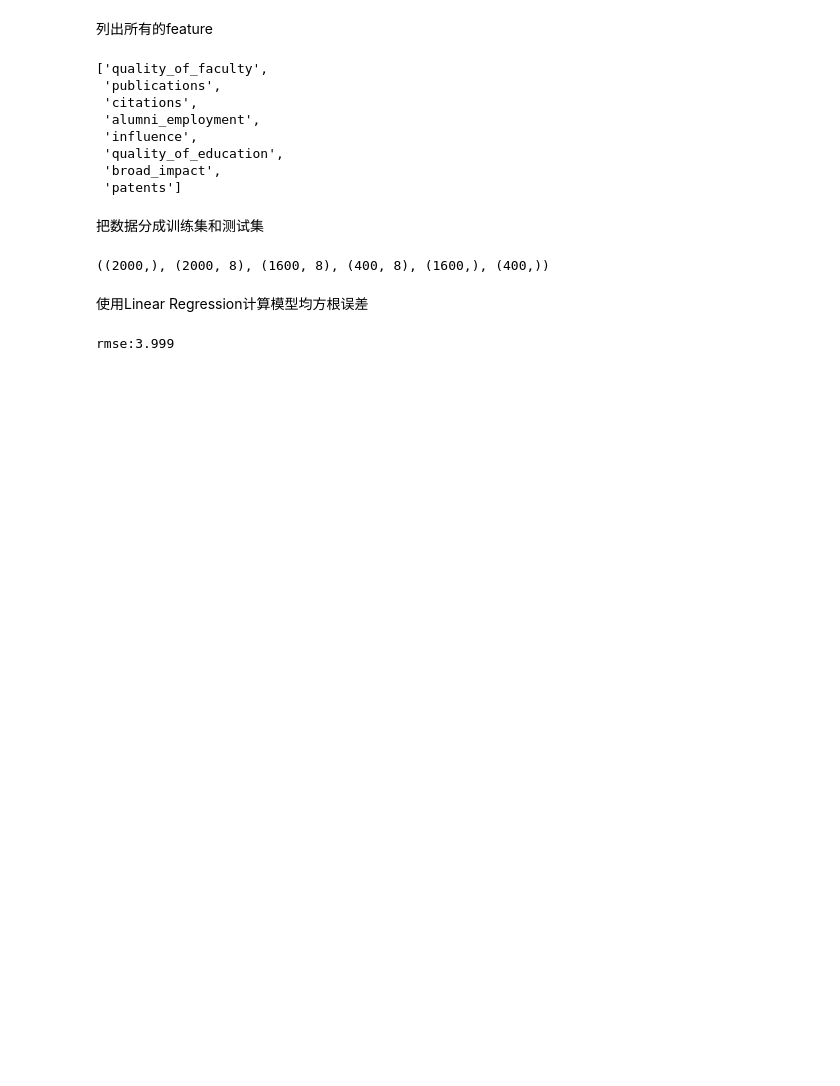
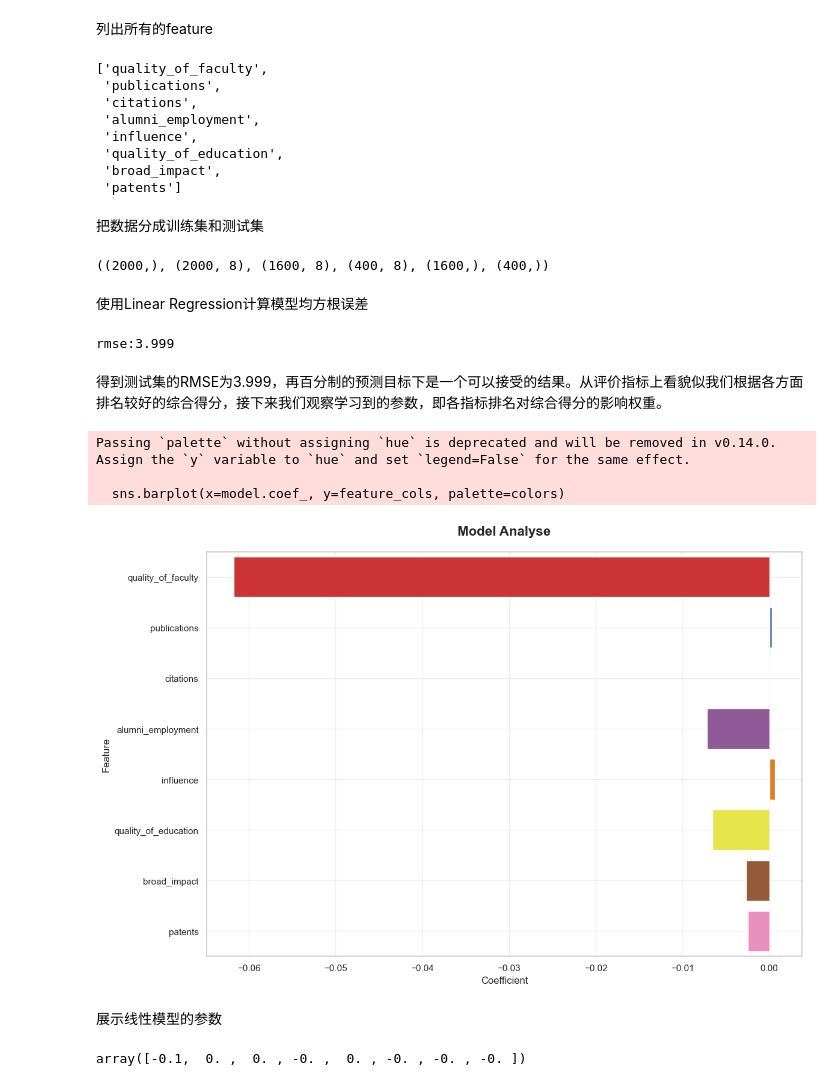
Before and after one commit to Jake177/Machine-Learning, a Jupyter notebook: 基于回归分析的大学综合得分预测/exp2.ipynb, the cells around one changed output. Cells and saved outputs as stored; diff of their text form; code cells hidden in the pictures; blank space fills up the shorter version.

Commit message:
update linear regression model

```diff
--- a/基于回归分析的大学综合得分预测/exp2.ipynb
+++ b/基于回归分析的大学综合得分预测/exp2.ipynb
@@ -126,3 +126,41 @@ test_rmse = np.sqrt(np.mean(test_error ** 2))  # 计算均方根误差
 print(f"rmse:{test_rmse:.4}")  # 输出测试集的均方根误差
 # %% [output]
 rmse:3.999
+# %% [markdown]
+得到测试集的RMSE为3.999，再百分制的预测目标下是一个可以接受的结果。从评价指标上看貌似我们根据各方面排名较好的综合得分，接下来我们观察学习到的参数，即各指标排名对综合得分的影响权重。
+# %%
+import matplotlib.pyplot as plt
+import seaborn as sns
+
+# 设置图形大小和样式
+plt.figure(figsize=(12, 8))
+sns.set_style("whitegrid")
+
+# 创建颜色调色板，为每个特征分配不同颜色
+colors = sns.color_palette("Set1", len(feature_cols))  # 或者使用 "Set2, viridis", "husl", "rainbow" 等
+
+# 绘制条形图，每个条形不同颜色
+sns.barplot(x=model.coef_, y=feature_cols, palette=colors)
+
+# 添加标题和轴标签
+plt.title('Model Analyse', fontsize=16, fontweight='bold', pad=20)
+plt.xlabel('Coefficient', fontsize=12)
+plt.ylabel('Feature', fontsize=12)
+
+# 添加网格线
+plt.grid(True, alpha=0.3)
+
+# 调整布局并显示
+plt.tight_layout()
+plt.show()
+# %% [output]
+Passing `palette` without assigning `hue` is deprecated and will be removed in v0.14.0. Assign the `y` variable to `hue` and set `legend=False` for the same effect.
+
+  sns.barplot(x=model.coef_, y=feature_cols, palette=colors)
+[figure, added]
+# %% [markdown]
+展示线性模型的参数
+# %%
+model.coef_.round(1)
+# %% [output]
+array([-0.1,  0. ,  0. , -0. ,  0. , -0. , -0. , -0. ])
```
Also changed, not shown: parts of 5 cells of this notebook.
